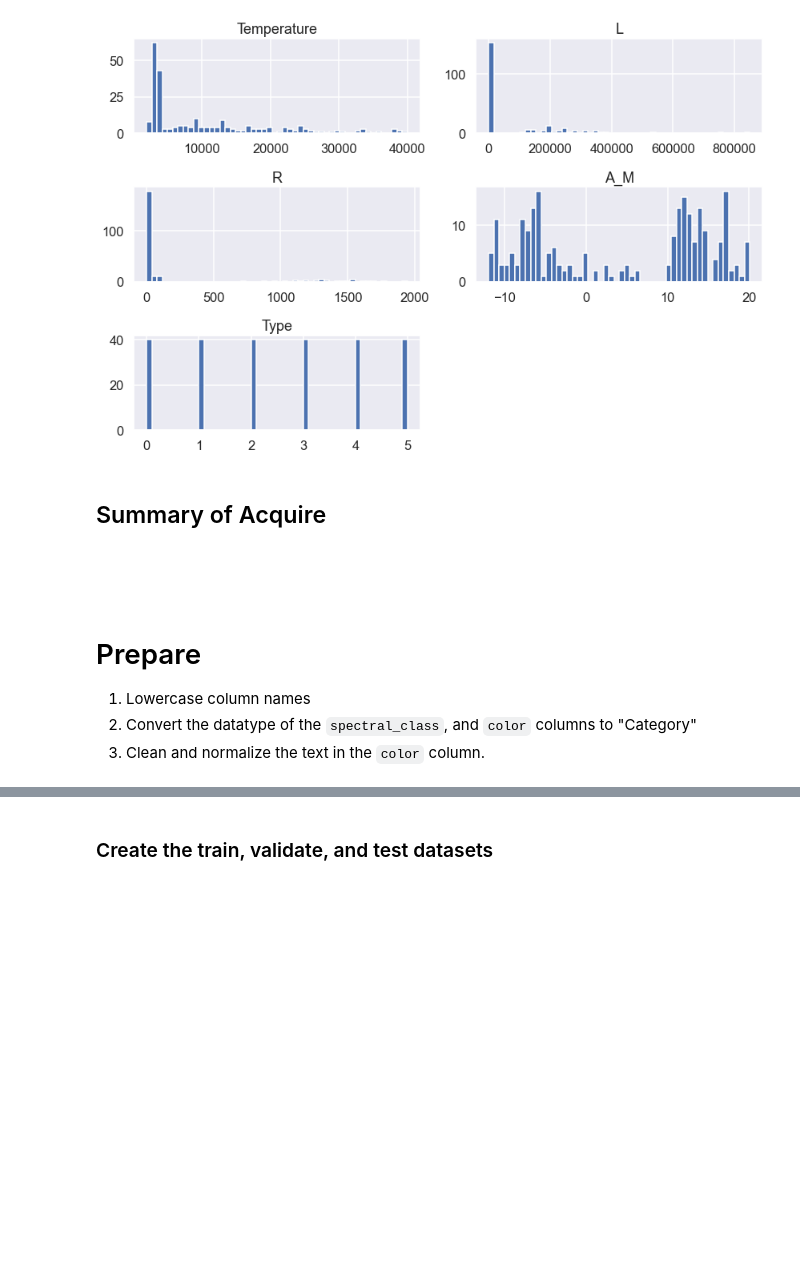
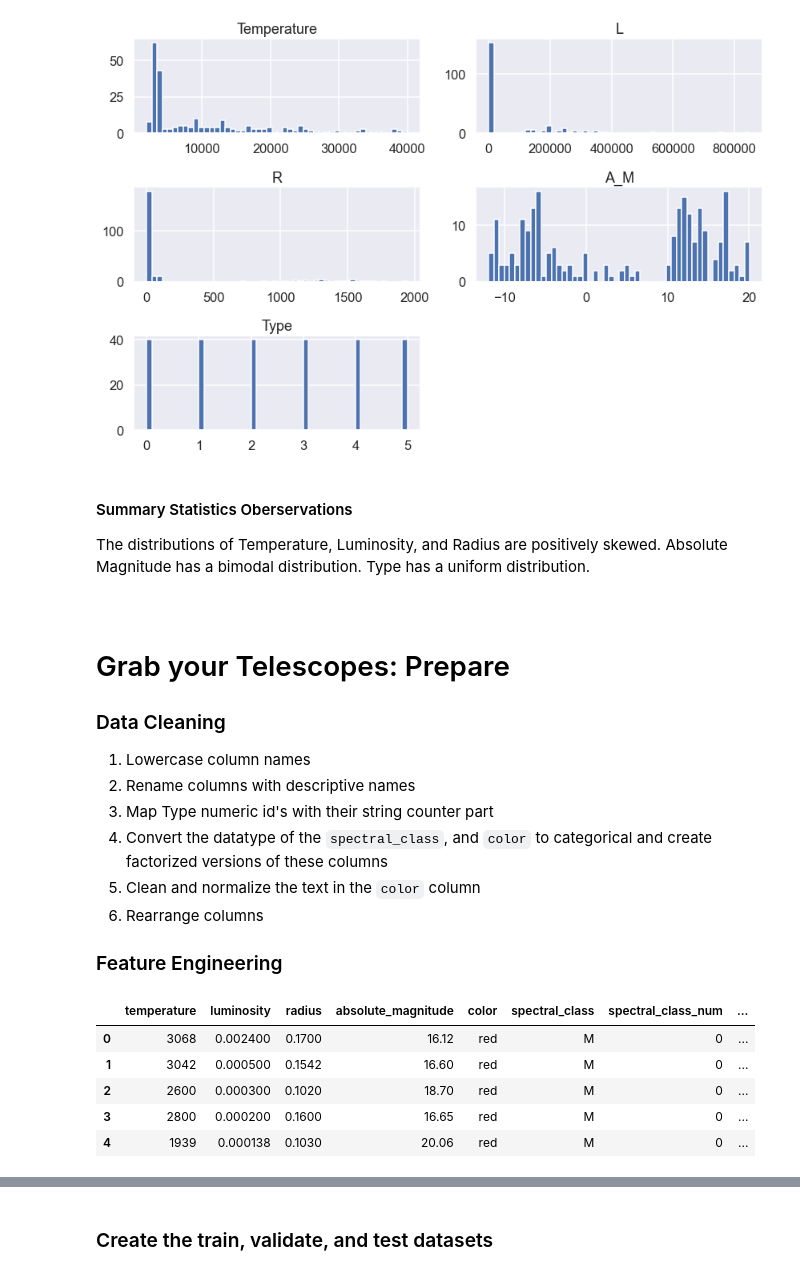
Before and after one commit to Promeos/Stellar_Classification, a Jupyter notebook: Final-Report.ipynb, the cells around one changed output, grey strips where cells are left out. Drawn from its saved outputs; the diff is of its cells as text; code cells hidden in the pictures; blank space fills up the shorter version.

Commit message:
Updated src package and completed the acquire section of the final notebook

```diff
--- a/Final-Report.ipynb
+++ b/Final-Report.ipynb
@@ -147,18 +159,34 @@ df.hist(figsize=(12, 8), bins=50)
 plt.tight_layout();
 # %% [output]
 [figure]
+# %% [markdown]
+#### Summary Statistics Oberservations
+
+
+The distributions of Temperature, Luminosity, and Radius are positively skewed. Absolute Magnitude has a bimodal distribution. Type has a uniform distribution.
 # %% [markdown]
-## Summary of Acquire
-
-<br>
-<br>
 <br>
 
-# Prepare
+# Grab your Telescopes: Prepare
 
+### Data Cleaning
 1. Lowercase column names
-2. Convert the datatype of the `spectral_class`, and `color` columns to "Category"
-3. Clean and normalize the text in the `color` column.
+2. Rename columns with descriptive names
+3. Map Type numeric id's with their string counter part
+4. Convert the datatype of the `spectral_class`, and `color` to categorical and create factorized versions of these columns
+5. Clean and normalize the text in the `color` column
+6. Rearrange columns
+
+### Feature Engineering
-# %%
-# Lowercase the column names
-df.columns = [column.lower() for column in df.columns]
+# %%
+# Clean the stars dataset
+df = src.prep_star_data(df)
+
+df.head()
+# %% [output]
+|  | temperature | luminosity | radius | absolute_magnitude | color | spectral_class | spectral_class_num | ... |
+| 0 | 3068 | 0.002400 | 0.1700 | 16.12 | red | M | 0 | ... |
+| 1 | 3042 | 0.000500 | 0.1542 | 16.60 | red | M | 0 | ... |
+| 2 | 2600 | 0.000300 | 0.1020 | 18.70 | red | M | 0 | ... |
+| 3 | 2800 | 0.000200 | 0.1600 | 16.65 | red | M | 0 | ... |
+| 4 | 1939 | 0.000138 | 0.1030 | 20.06 | red | M | 0 | ... |
```
Also changed, not shown: parts of 38 cells of this notebook, 3 other files.
